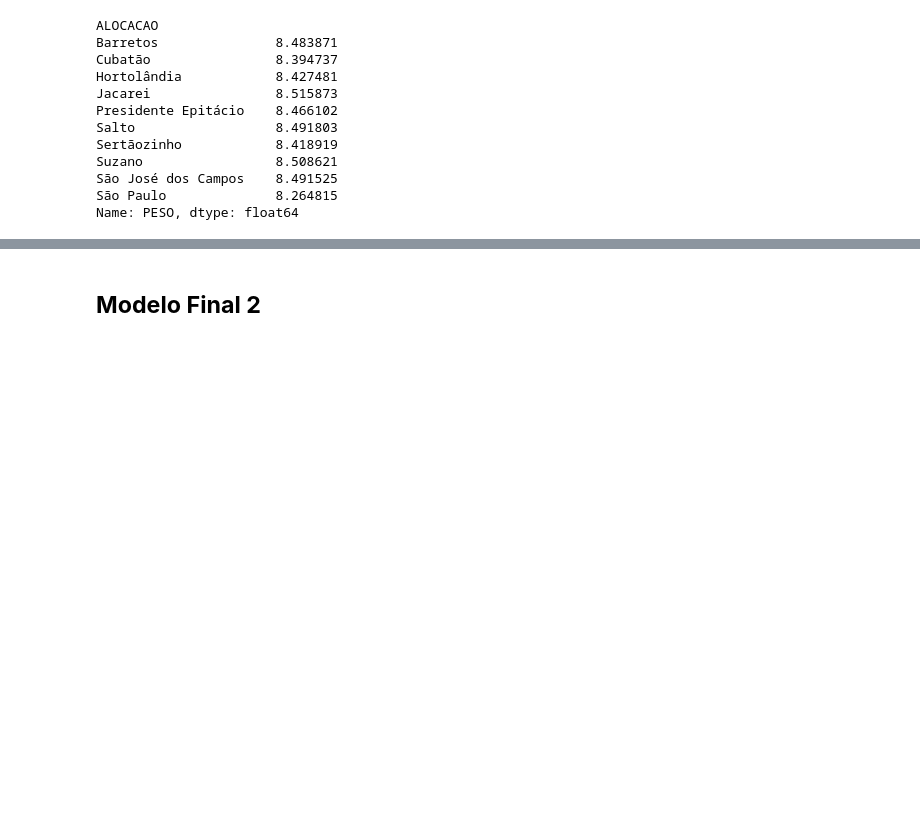
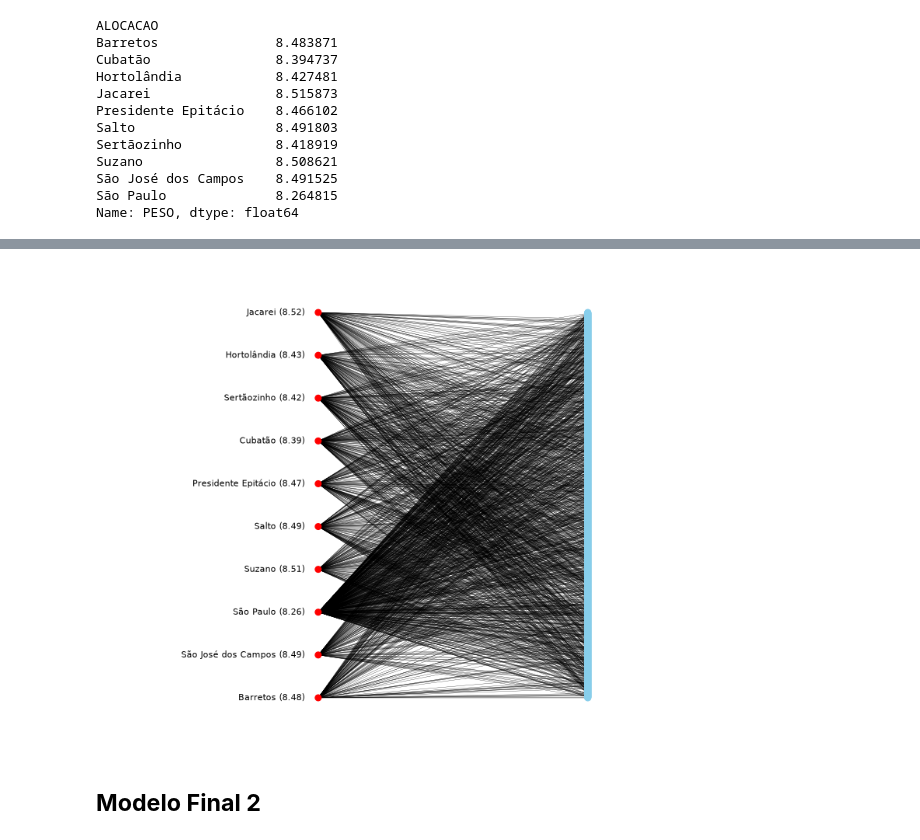
Before and after one commit to LeozinRuiz/Modelagem-de-Otimiza-o-do-Sistema-Educacional, a Jupyter notebook: Trabalho.ipynb, the cells around one changed output, grey strips where cells are left out. Saved outputs shown, nothing was run; the diff lists cells and outputs as text; code cells hidden in the pictures; blank space fills up the shorter version.

Commit message:
Reformado a visualização

```diff
--- a/Trabalho.ipynb
+++ b/Trabalho.ipynb
@@ -247,7 +247,7 @@ professores_por_escola
 for cada_escola, grupo in dados.groupby(' EXERCICIO SIAPE'):
     professores = grupo['SERVIDOR'].tolist()
     arestas = criar_arestas(cada_escola, professores)
-    arestas = adicionar_peso(arestas)
+    arestas = adicionar_peso(arestas,dados)
 
 #arestas
 # %%
@@ -460,3 +476,64 @@ Name: PESO, dtype: float64
+# %%
+def criar_arestas_versao1(vertice,vertices:list, arestas:list = []):
+    #A variavel vertices sao os vertice que o vertice guardado na variavel vertices se liga, arestas guarda quais arestas ja existem.
+
+    for cada_vertice in vertices:
+        arestas.append((vertice, cada_vertice))
+
+    return arestas
+# %%
+for cada_escola, grupo in nova_distribuicao.groupby('ALOCACAO'):
+    professores = grupo['SERVIDOR'].tolist()
+    arestas_versao1 = criar_arestas_versao1(cada_escola, professores)
+    arestas_versao1 = adicionar_peso(arestas_versao1, nova_distribuicao)
+# %%
+grafo = criar_grafo(vertices,arestas_versao1)
+# %%
+import matplotlib.pyplot as plt
+import networkx as nx
+
+G = nx.from_numpy_array(grafo)
+nos_escolas = list(range(len(escolas)))
+
+# Posições dos nós (escolas ficam na coluna da esquerda, x = -1)
+pos = nx.bipartite_layout(G, nos_escolas, align='vertical')
+
+# 1. Calcula (soma dos pesos / quantidade de arestas) para cada vértice da esquerda
+labels_esquerda = {}
+for i in nos_escolas:
+    soma_pesos = G.degree(i, weight='weight')
+    qtd_arestas = G.degree(i)
+    media_no = soma_pesos / qtd_arestas if qtd_arestas > 0 else 0
+    labels_esquerda[i] = f'{escolas[i]} ({media_no:.2f})'
+
+# 2. Cria uma posição deslocada um pouco para a esquerda
+pos_labels = {i: (x - 0.05, y) for i, (x, y) in pos.items() if i in nos_escolas}
+
+# --- CORREÇÃO DAS CORES ---
+# Garante que 'cores' tenha exatamente o mesmo número de nós de G (1705)
+qtd_total_nos = G.number_of_nodes()
+cores = ['red' if i < len(escolas) else 'skyblue' for i in range(qtd_total_nos)]
+# --------------------------
+
+plt.figure(figsize=(10, 6))
+
+nx.draw(
+    G, pos=pos, node_color=cores, node_size=30, width=0.2, with_labels=False
+)
+
+nx.draw_networkx_labels(
+    G,
+    pos=pos_labels,
+    labels=labels_esquerda,
+    font_size=8,
+    horizontalalignment='right',
+)
+
+plt.xlim(-1.8, 1.1)
+plt.tight_layout()
+plt.show()
+# %% [output]
+[figure, added]
 # %% [markdown]
 ## **Modelo Final 2**
 # %% [markdown]
```
Also changed, not shown: parts of 8 cells of this notebook.
